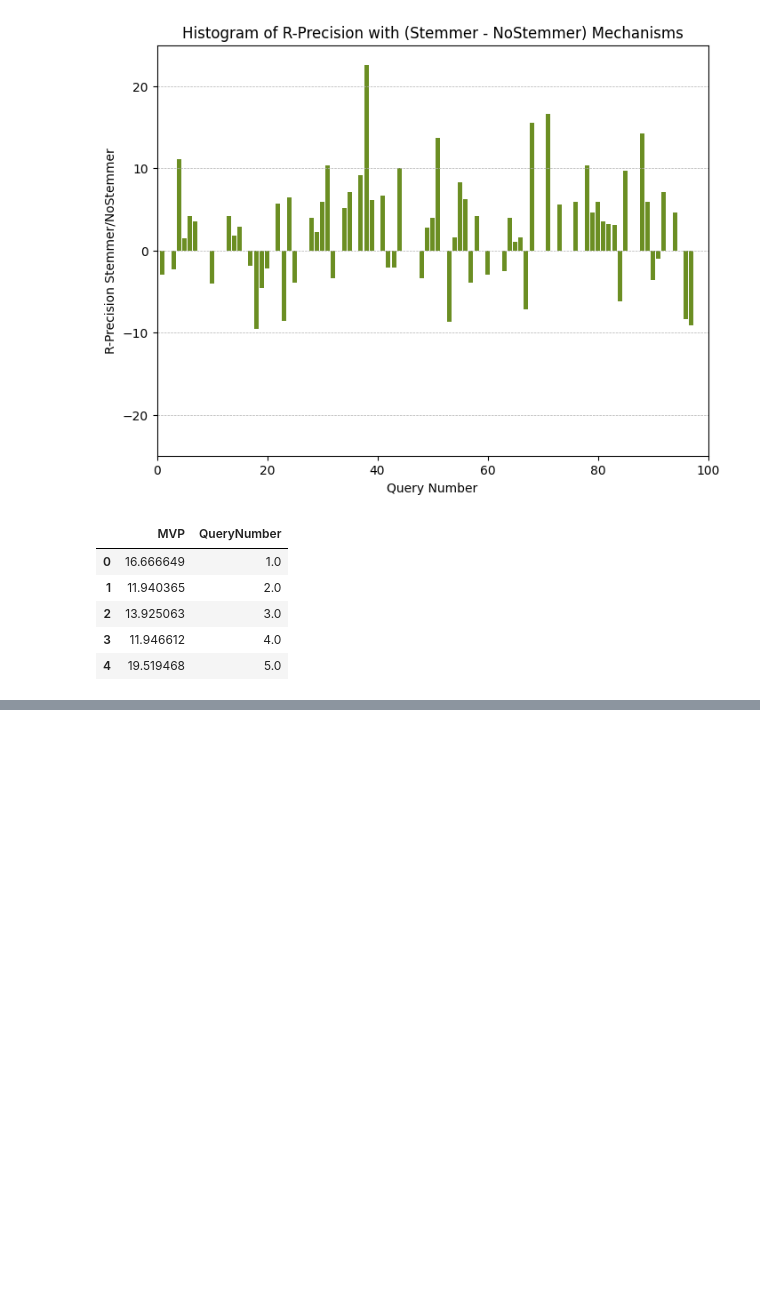
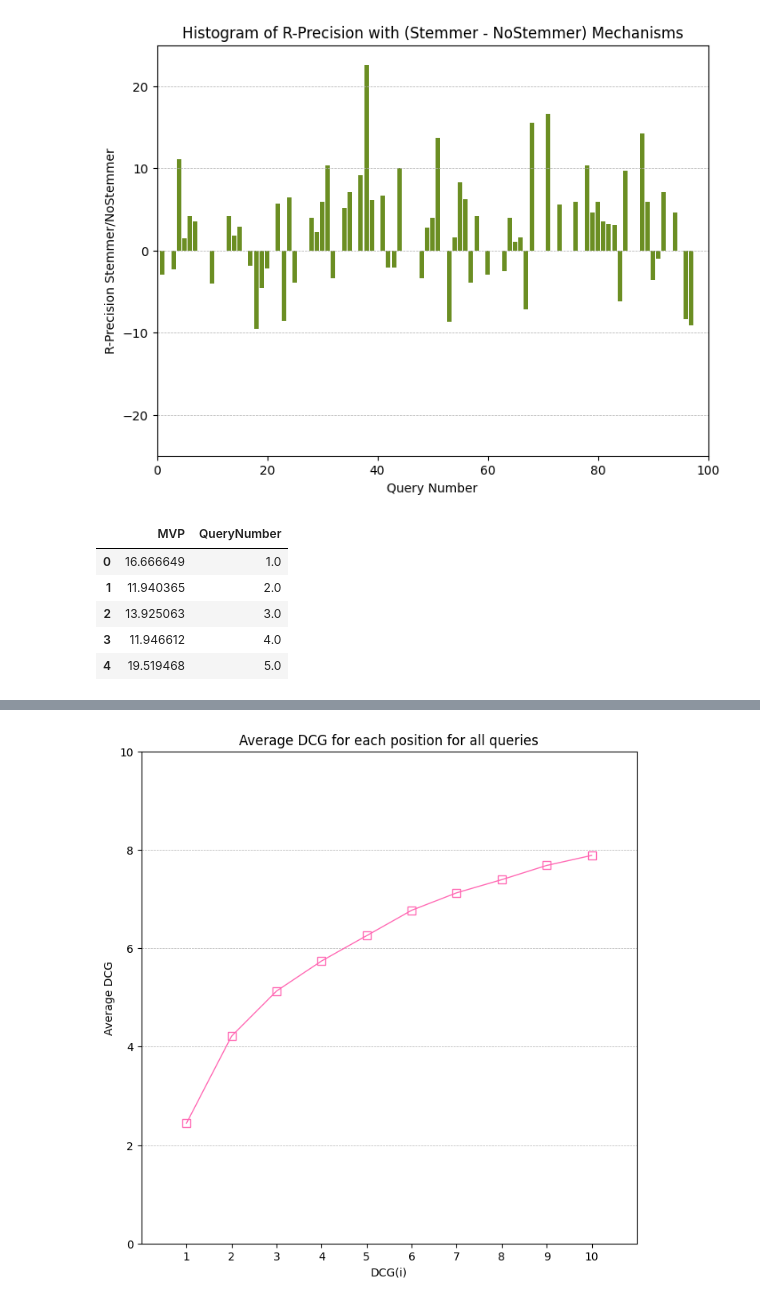
Before and after one commit to SylvioMello/BuscaEMineracaoDeTexto, a Jupyter notebook: TrabalhoIndividual/SRC/AvaliacaoModeloRI.ipynb, the cells around one changed output, grey strips where cells are left out. Saved outputs shown, nothing was run; the diff lists cells and outputs as text; code cells hidden in the pictures; blank space fills up the shorter version.

```diff
--- a/TrabalhoIndividual/SRC/AvaliacaoModeloRI.ipynb
+++ b/TrabalhoIndividual/SRC/AvaliacaoModeloRI.ipynb
@@ -433,0 +534,13 @@ mvp.head()
+# %%
+def get_dcg_table(expected_docs, results_docs):
+    query_numbers = list(expected_docs.keys())
+    dcg_table = pd.DataFrame([], columns=["QueryNumber"])
+    for i in range(1, 11):
+        dcg_table[i] = 0
+    for index, query_number in enumerate(query_numbers):
+        dcg = get_dcg(results_docs, query_number)
+        dcg_table.loc[index] = [query_number, *dcg]
+    return dcg_table
+
+dcg = get_dcg_table(ex_docs, res_docs)
+dcg.head()
@@ -433,0 +554,14 @@ mvp.head()
+# %%
+def add_mean_dcg(dcg_table):
+    mdcg = dcg_table
+    means = []
+    columns = list(mdcg.columns)[1:]
+    for c in columns:
+        mean = mdcg[c].sum() / len(mdcg[c])
+        means.append(mean)
+    mdcg.loc[len(mdcg)] = [0, *means]
+    return mdcg
+
+dcg = add_mean_dcg(dcg)
+dcg.to_csv("../AVALIA/dcg-stemmer-14.csv")
+dcg.tail()
@@ -433,0 +575,15 @@ mvp.head()
+# %%
+plt.figure(figsize=(8, 8))
+plt.plot(dcg.T[99][1:],
+         marker="s", markerfacecolor="none", ms=7, color="hotpink", linewidth=1)
+plt.axis([0, 11, 0, 10])
+plt.grid(axis="y", linestyle = '--', linewidth=0.5)
+plt.title("Average DCG for each position for all queries")
+plt.xlabel("DCG(i)")
+plt.ylabel("Average DCG")
+plt.xticks([1, 2, 3, 4, 5, 6, 7, 8, 9, 10])
+plt.yticks([0, 2, 4, 6, 8, 10])
+plt.savefig("../AVALIA/dcg-stemmer-14.png")
+plt.show()
+# %% [output]
+[figure, added]
```
Also changed, not shown: parts of 20 cells of this notebook, 25 other files.
